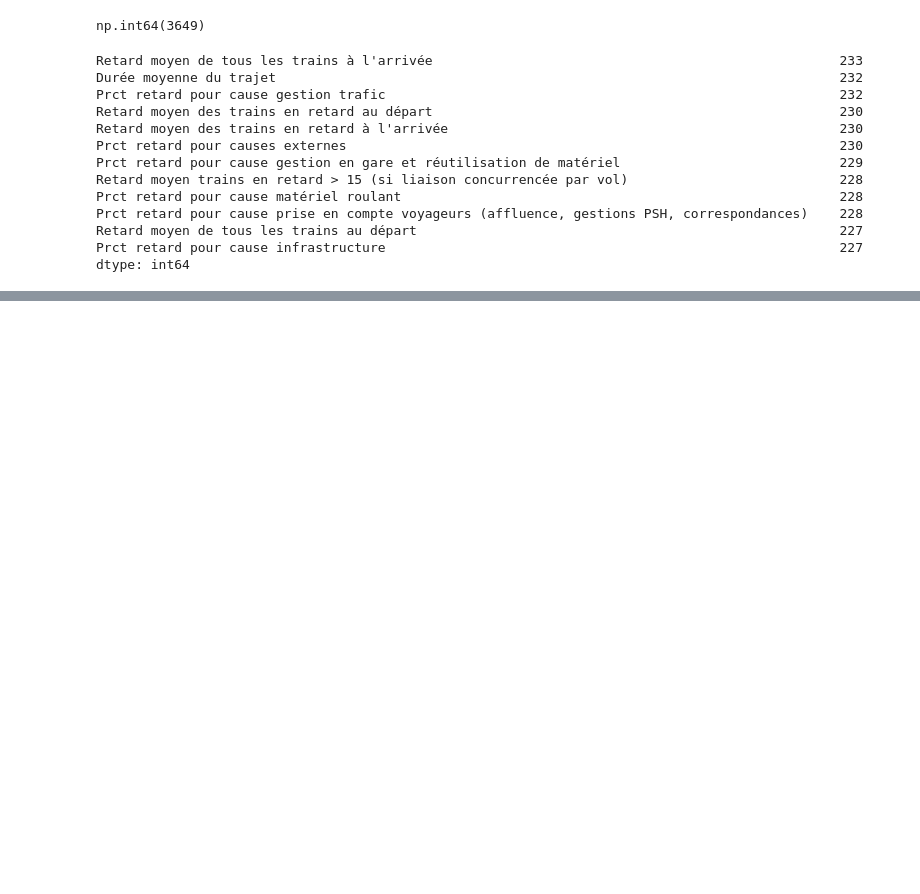
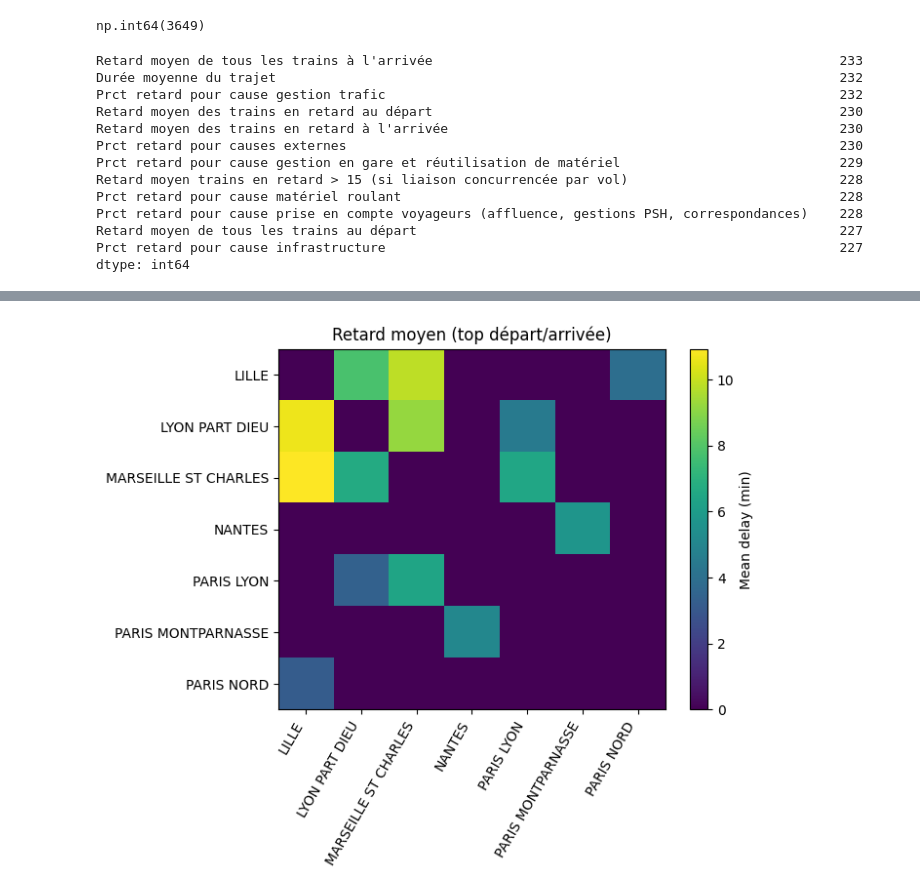
Before and after one commit to Slacknsss/Tardis-Machine-Learning, a Jupyter notebook: tardis_eda.ipynb, the cells around one changed output, grey strips where cells are left out. Saved outputs shown, nothing was run; the diff lists cells and outputs as text; code cells hidden in the pictures; blank space fills up the shorter version.

```diff
--- a/tardis_eda.ipynb
+++ b/tardis_eda.ipynb
@@ -506,0 +561,38 @@ dtype: int64
+# %%
+import pandas as pd
+import numpy as np
+import matplotlib.pyplot as plt
+
+delay_col = "Retard moyen de tous les trains à l'arrivée"  # ton choix
+
+# 1) forcer delay_col en float (si elle est object)
+sncf_data[delay_col] = (
+    sncf_data[delay_col]
+    .astype("string")
+    .str.replace(",", ".", regex=False)
+    .str.replace("min", "", regex=False)
+    .str.extract(r"(-?\d+(?:\.\d+)?)")[0]
+)
+sncf_data[delay_col] = pd.to_numeric(sncf_data[delay_col], errors="coerce")
+
+# 2) pivot
+top_dep = sncf_data["Gare de départ"].value_counts().head(8).index
+top_arr = sncf_data["Gare d'arrivée"].value_counts().head(8).index
+
+pivot = (
+    sncf_data[sncf_data["Gare de départ"].isin(top_dep) & sncf_data["Gare d'arrivée"].isin(top_arr)]
+    .pivot_table(index="Gare de départ", columns="Gare d'arrivée", values=delay_col, aggfunc="mean")
+)
+
+# 3) rendre la matrice numérique pour imshow (NaN -> 0 ou moyenne)
+M = pivot.astype(float).fillna(0).to_numpy()
+
+plt.figure()
+plt.imshow(M, aspect="auto")
+plt.title("Retard moyen (top départ/arrivée)")
+plt.xticks(range(pivot.shape[1]), pivot.columns, rotation=60, ha="right")
+plt.yticks(range(pivot.shape[0]), pivot.index)
+plt.colorbar(label="Mean delay (min)")
+plt.show()
+# %% [output]
+[figure, added]
```
Also changed, not shown: parts of 10 cells of this notebook.
